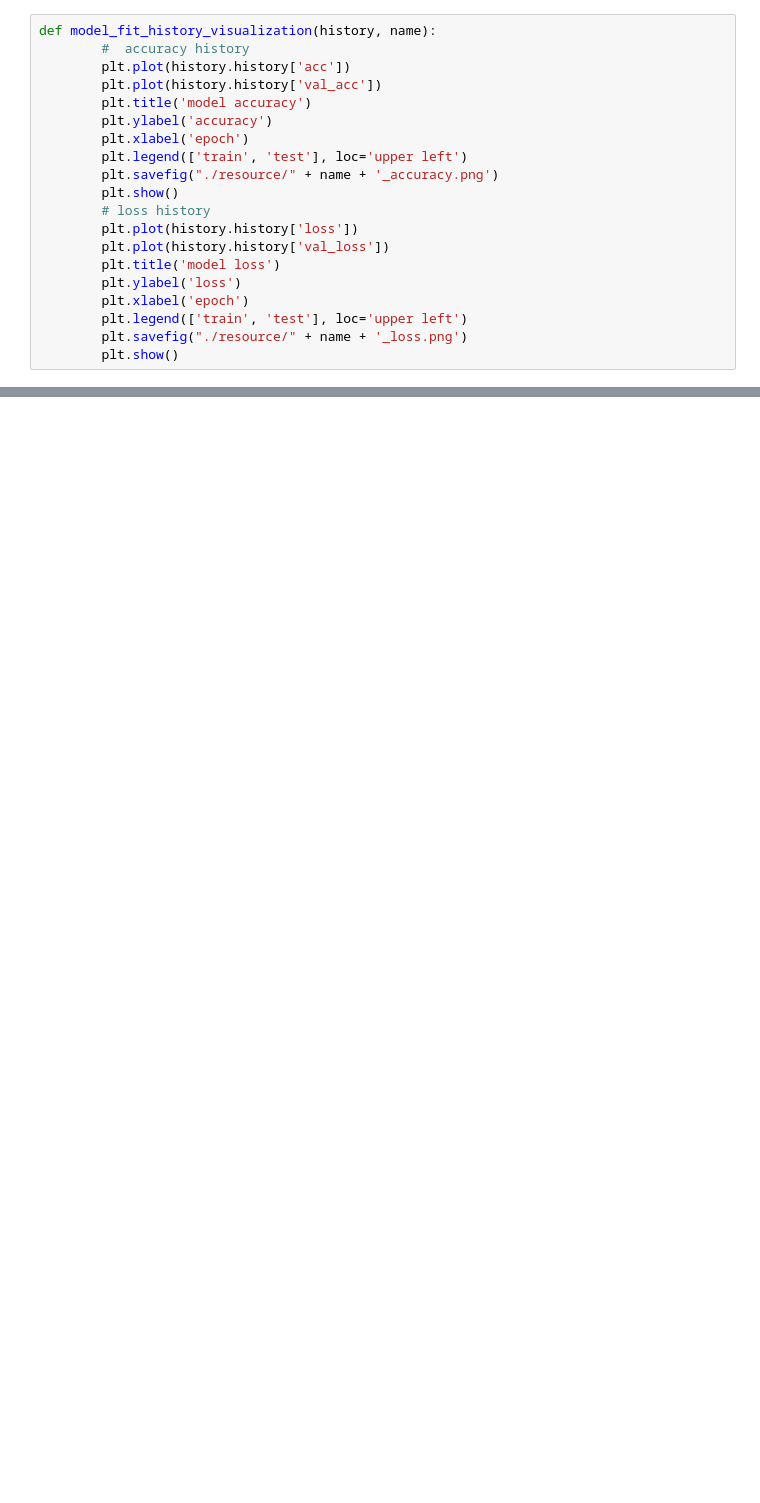
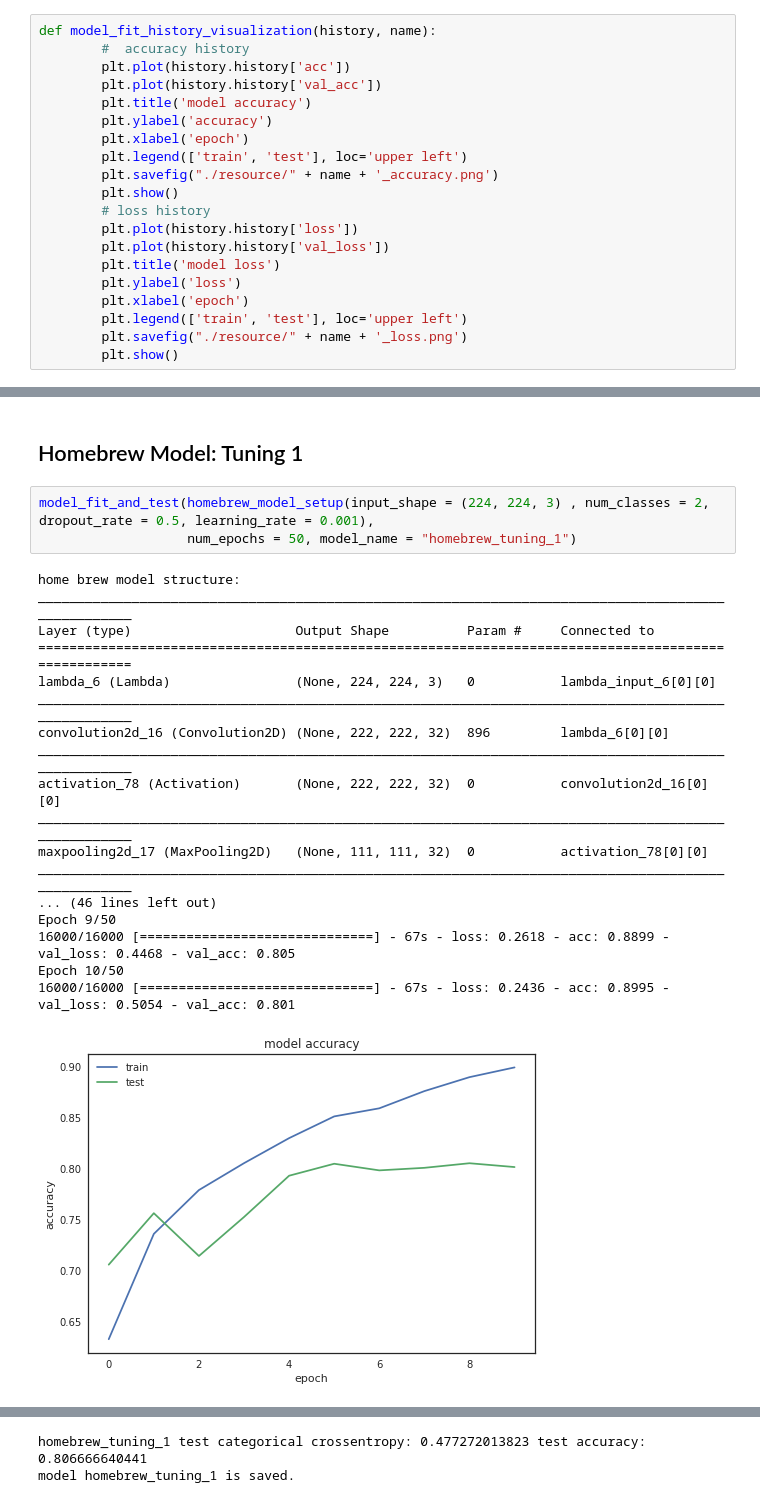
Before and after one commit to zwh42/DogVsCat, a Jupyter notebook: DogVsCatFlowSetup.ipynb, the cells around one changed output, grey strips where cells are left out. Saved outputs shown, nothing was run; the diff lists cells and outputs as text; blank space fills up the shorter version.

```diff
--- a/DogVsCatFlowSetup.ipynb
+++ b/DogVsCatFlowSetup.ipynb
@@ -483,0 +347,24 @@ model homebrew is saved.
+# %% [markdown]
+## Homebrew Model: Tuning 1
+# %%
+model_fit_and_test(homebrew_model_setup(input_shape = (224, 224, 3) , num_classes = 2, dropout_rate = 0.5, learning_rate = 0.001),
+                   num_epochs = 50, model_name = "homebrew_tuning_1")
+# %% [output]
+home brew model structure:
+____________________________________________________________________________________________________
+Layer (type)                     Output Shape          Param #     Connected to
+====================================================================================================
+lambda_6 (Lambda)                (None, 224, 224, 3)   0           lambda_input_6[0][0]
+____________________________________________________________________________________________________
+convolution2d_16 (Convolution2D) (None, 222, 222, 32)  896         lambda_6[0][0]
+____________________________________________________________________________________________________
+activation_78 (Activation)       (None, 222, 222, 32)  0           convolution2d_16[0][0]
+____________________________________________________________________________________________________
+maxpooling2d_17 (MaxPooling2D)   (None, 111, 111, 32)  0           activation_78[0][0]
+____________________________________________________________________________________________________
+... (46 lines left out)
+Epoch 9/50
+16000/16000 [==============================] - 67s - loss: 0.2618 - acc: 0.8899 - val_loss: 0.4468 - val_acc: 0.805
+Epoch 10/50
+16000/16000 [==============================] - 67s - loss: 0.2436 - acc: 0.8995 - val_loss: 0.5054 - val_acc: 0.801
+[figure, added]
@@ -483,0 +372,2 @@ model homebrew is saved.
+homebrew_tuning_1 test categorical crossentropy: 0.477272013823 test accuracy: 0.806666640441
+model homebrew_tuning_1 is saved.
```
Also changed, not shown: parts of 21 cells of this notebook, 16 other files.
